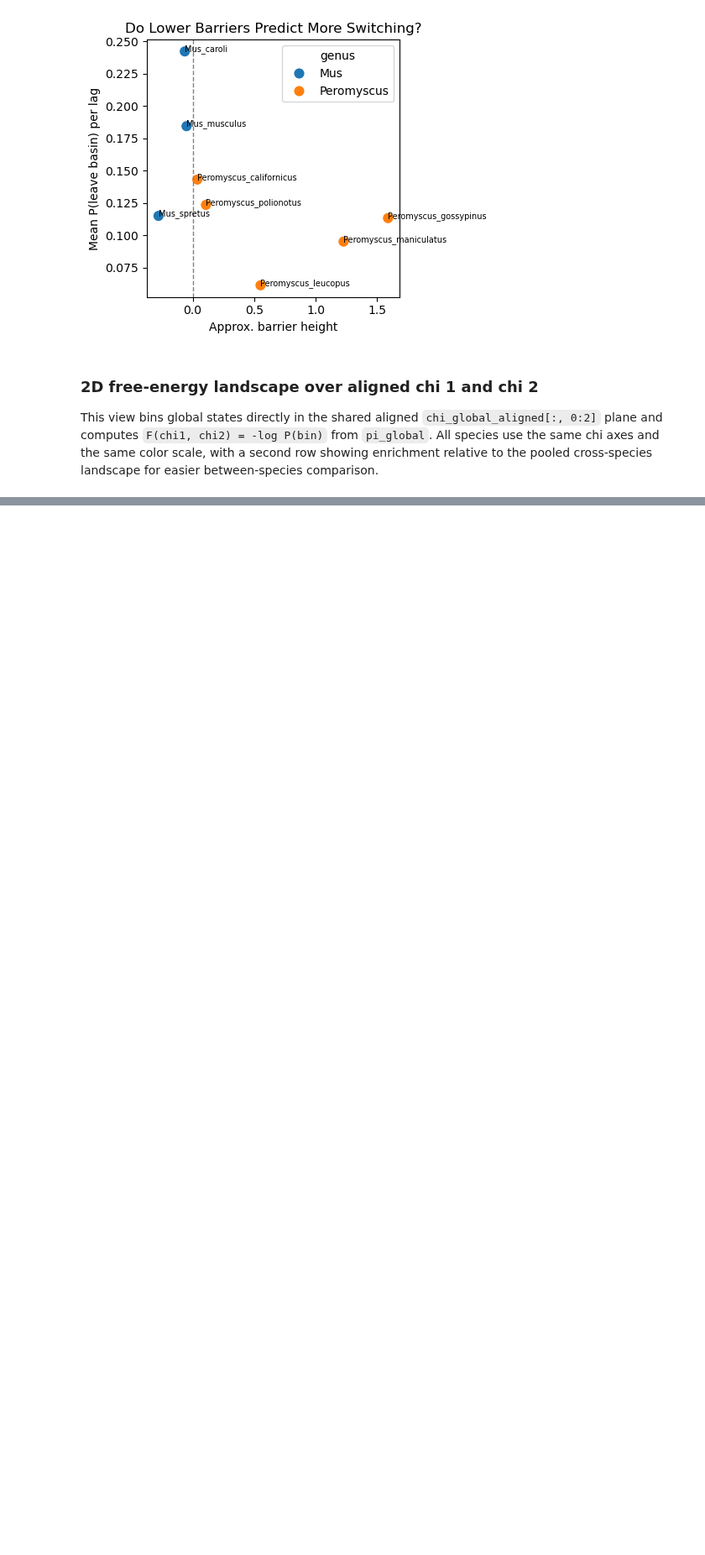
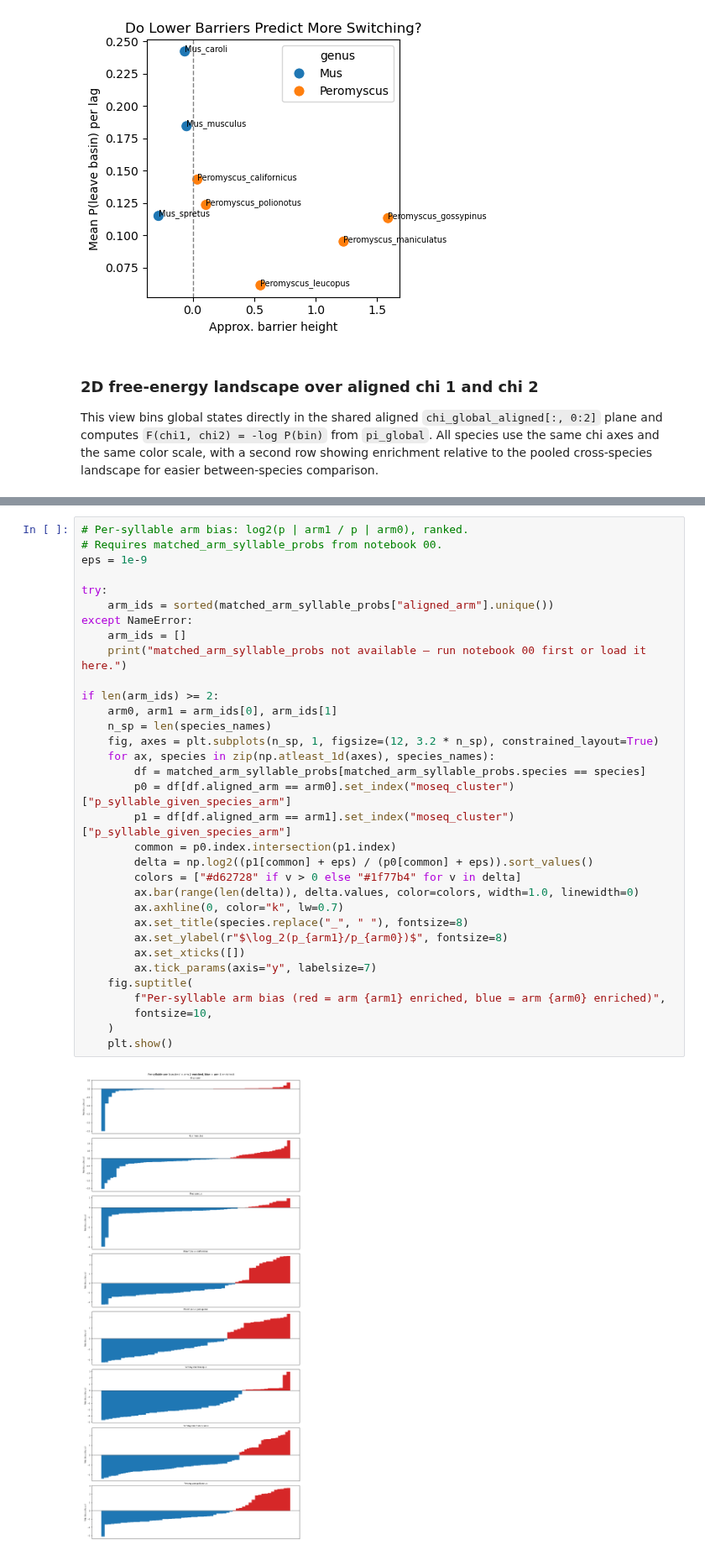
Before and after one commit to melizbishop/slowmodeevo, a Jupyter notebook: notebooks/01_multispecies_freeenergy.ipynb, the cells around one changed output, grey strips where cells are left out. Shown at 84% size. Cells and saved outputs as stored; diff of their text form; blank space fills up the shorter version.

```diff
--- a/notebooks/01_multispecies_freeenergy.ipynb
+++ b/notebooks/01_multispecies_freeenergy.ipynb
@@ -1061,0 +1116,35 @@ display(chi12_landscape_summary.sort_values(["genus", "species"]))
+# %%
+# Per-syllable arm bias: log2(p | arm1 / p | arm0), ranked.
+# Requires matched_arm_syllable_probs from notebook 00.
+eps = 1e-9
+
+try:
+    arm_ids = sorted(matched_arm_syllable_probs["aligned_arm"].unique())
+except NameError:
+    arm_ids = []
+    print("matched_arm_syllable_probs not available — run notebook 00 first or load it here.")
+
+if len(arm_ids) >= 2:
+    arm0, arm1 = arm_ids[0], arm_ids[1]
+    n_sp = len(species_names)
+    fig, axes = plt.subplots(n_sp, 1, figsize=(12, 3.2 * n_sp), constrained_layout=True)
+    for ax, species in zip(np.atleast_1d(axes), species_names):
+        df = matched_arm_syllable_probs[matched_arm_syllable_probs.species == species]
+        p0 = df[df.aligned_arm == arm0].set_index("moseq_cluster")["p_syllable_given_species_arm"]
+        p1 = df[df.aligned_arm == arm1].set_index("moseq_cluster")["p_syllable_given_species_arm"]
+        common = p0.index.intersection(p1.index)
+        delta = np.log2((p1[common] + eps) / (p0[common] + eps)).sort_values()
+        colors = ["#d62728" if v > 0 else "#1f77b4" for v in delta]
+        ax.bar(range(len(delta)), delta.values, color=colors, width=1.0, linewidth=0)
+        ax.axhline(0, color="k", lw=0.7)
+        ax.set_title(species.replace("_", " "), fontsize=8)
+        ax.set_ylabel(r"$\log_2(p_{arm1}/p_{arm0})$", fontsize=8)
+        ax.set_xticks([])
+        ax.tick_params(axis="y", labelsize=7)
+    fig.suptitle(
+        f"Per-syllable arm bias (red = arm {arm1} enriched, blue = arm {arm0} enriched)",
+        fontsize=10,
+    )
+    plt.show()
+# %% [output]
+[figure, added]
```
Also changed, not shown: parts of 7 cells of this notebook.
